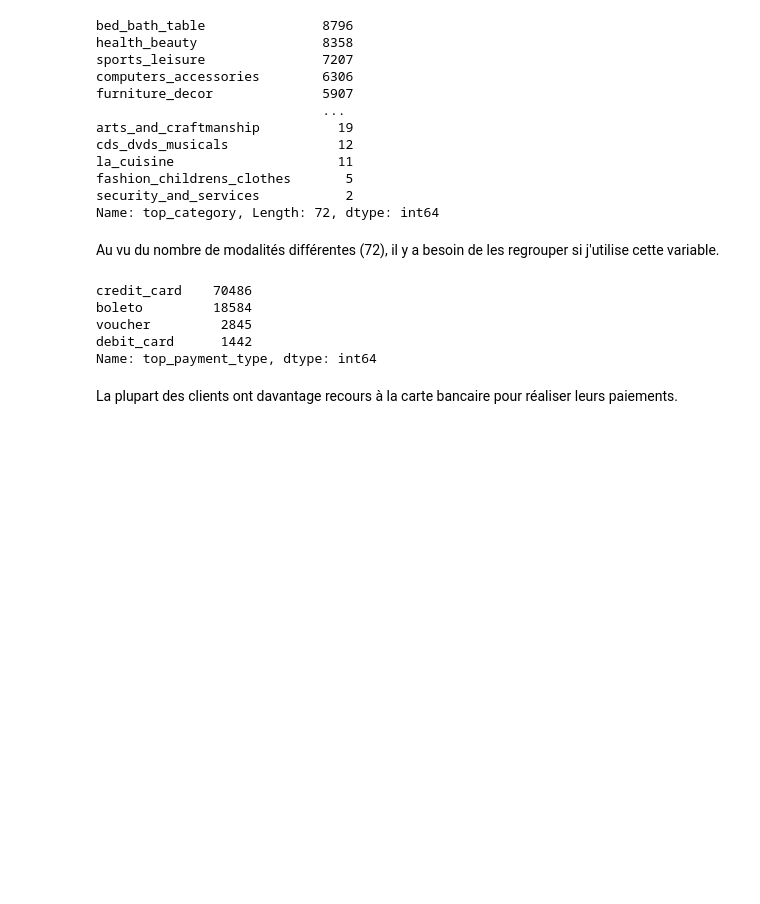
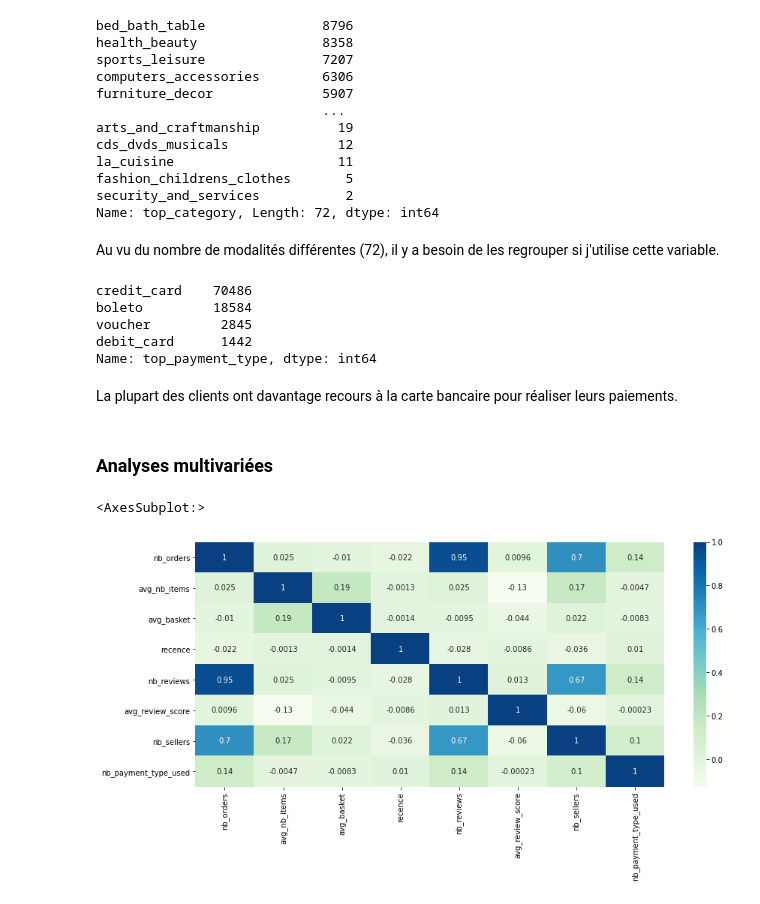
Before and after one commit to sebastienbourgeois/oc-p5-segmenter-clients-site-ecommerce, a Jupyter notebook: POLIST_01_notebookanalyse.ipynb, the cells around one changed output. Saved outputs shown, nothing was run; the diff lists cells and outputs as text; code cells hidden in the pictures; blank space fills up the shorter version.

Commit message:
Analyses multivariées sur les variables quantitatives

```diff
--- a/POLIST_01_notebookanalyse.ipynb
+++ b/POLIST_01_notebookanalyse.ipynb
@@ -1306,3 +1306,12 @@ debit_card      1442
 Name: top_payment_type, dtype: int64
 # %% [markdown]
 La plupart des clients ont davantage recours à la carte bancaire pour réaliser leurs paiements.
+# %% [markdown]
+### Analyses multivariées
+# %%
+plt.rcParams["figure.figsize"] = (14, 6)
+correlations = aggregats_par_client.corr()
+sns.heatmap(correlations, cmap="GnBu", annot=True)
+# %% [output]
+<AxesSubplot:>
+[figure, added]
```
Also changed, not shown: parts of 2 cells of this notebook.
